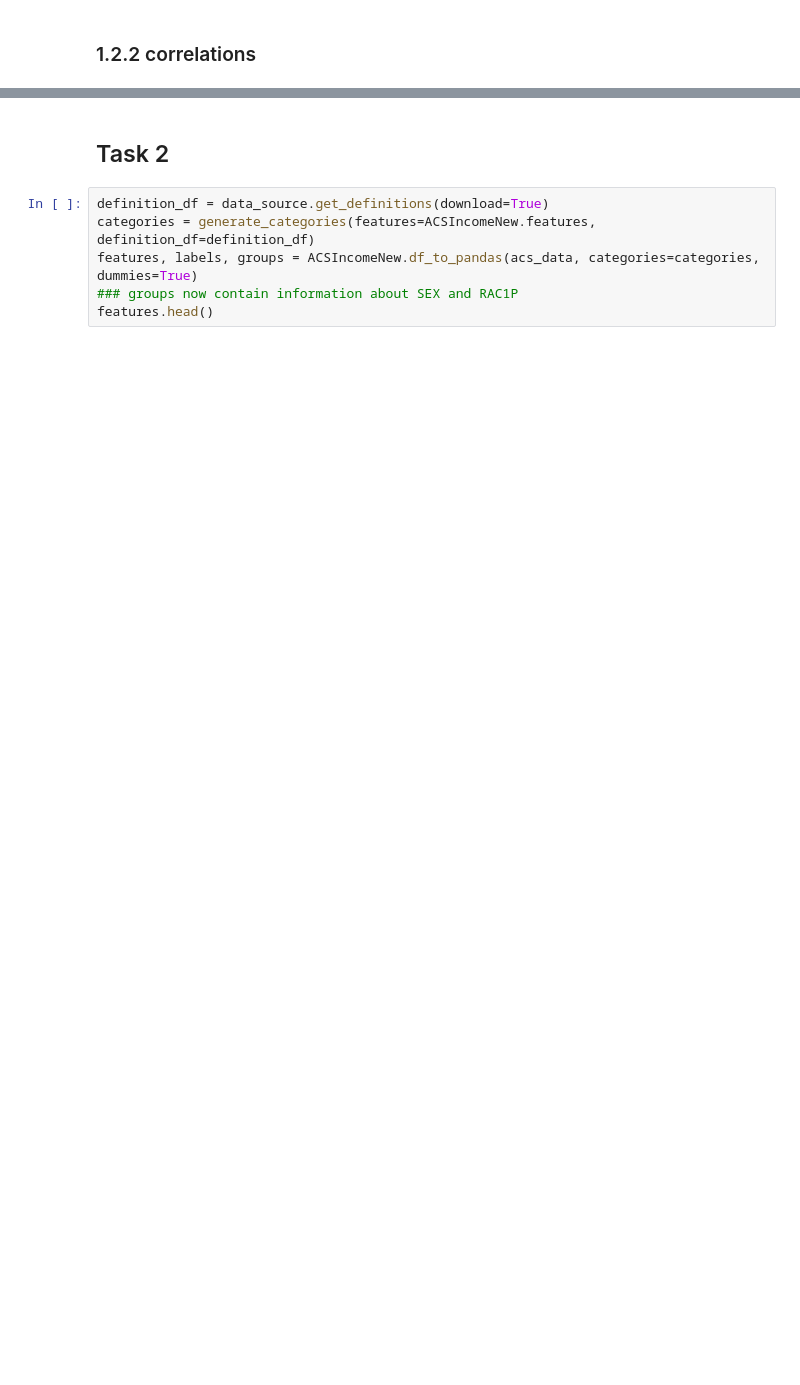
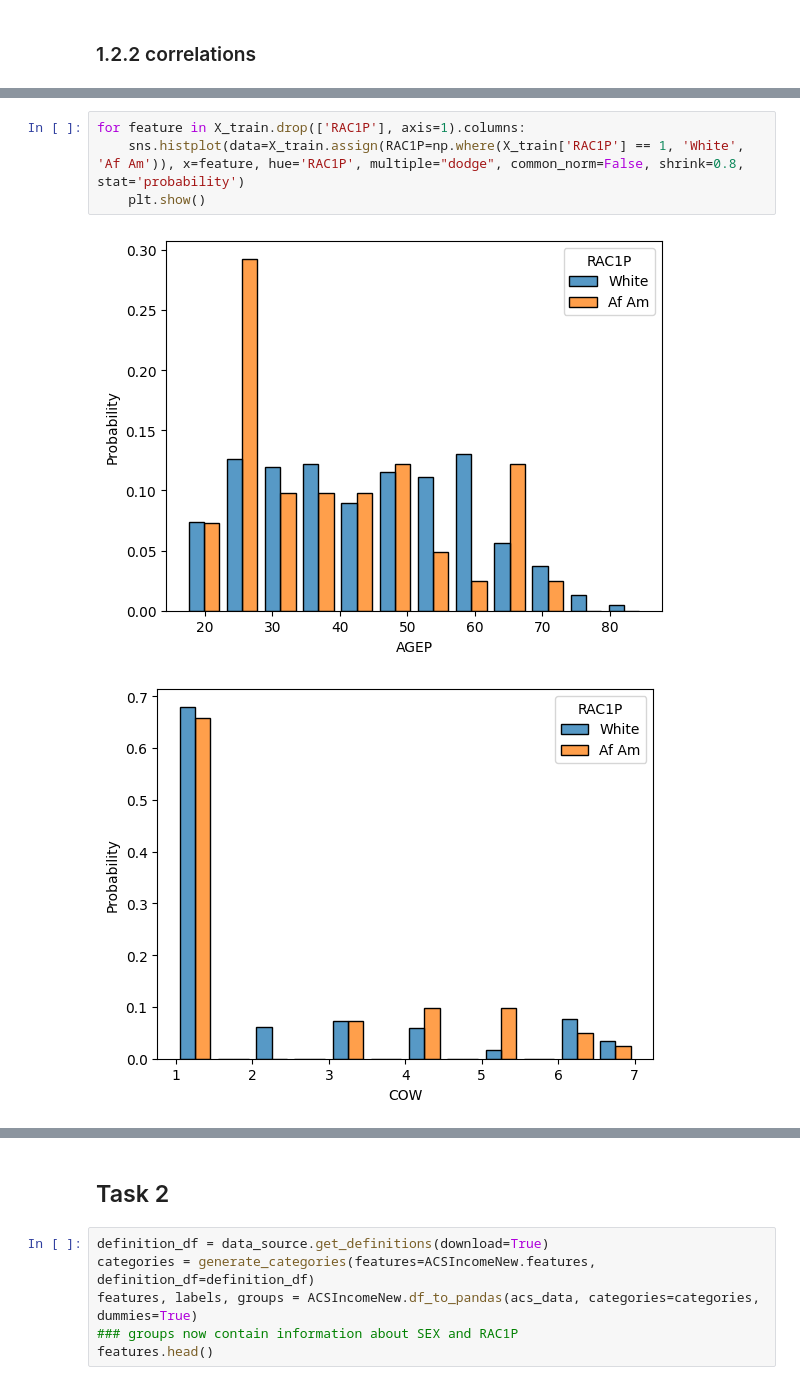
Before and after one commit to Ispanicus/fairness, a Jupyter notebook: alan-assignment-02.ipynb, the cells around one changed output, grey strips where cells are left out. Drawn from its saved outputs; the diff is of its cells as text; blank space fills up the shorter version.

```diff
--- a/alan-assignment-02.ipynb
+++ b/alan-assignment-02.ipynb
@@ -170,0 +220,7 @@ Sex and Weight PointbiserialrResult(correlation=0.056589419399609875, pvalue=0.2
+# %%
+for feature in X_train.drop(['RAC1P'], axis=1).columns:
+    sns.histplot(data=X_train.assign(RAC1P=np.where(X_train['RAC1P'] == 1, 'White', 'Af Am')), x=feature, hue='RAC1P', multiple="dodge", common_norm=False, shrink=0.8, stat='probability')
+    plt.show()
+# %% [output]
+[figure, added]
+[figure, added]
```
Also changed, not shown: parts of 14 cells of this notebook.
